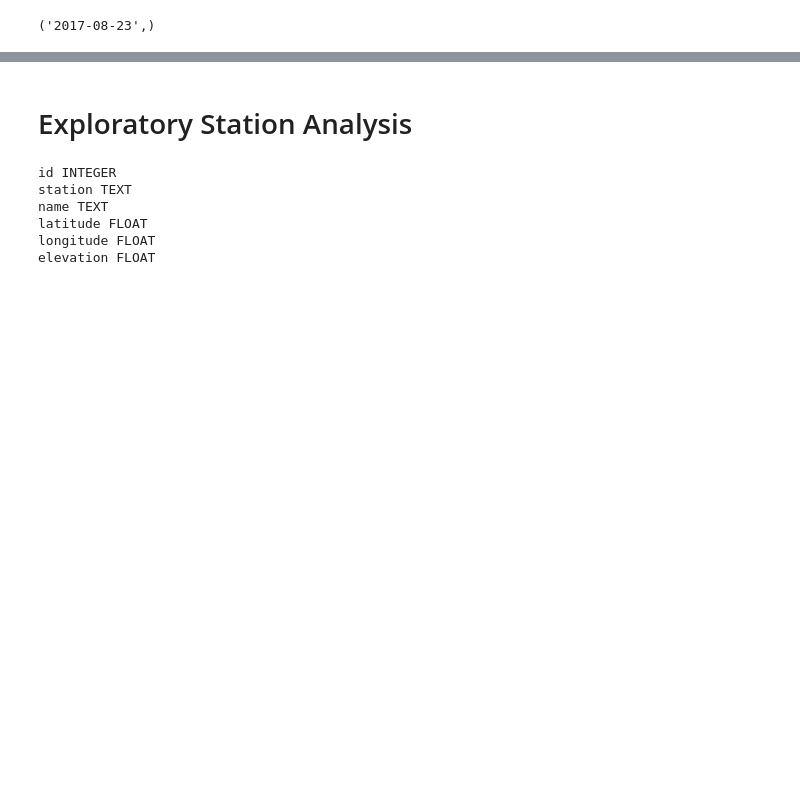
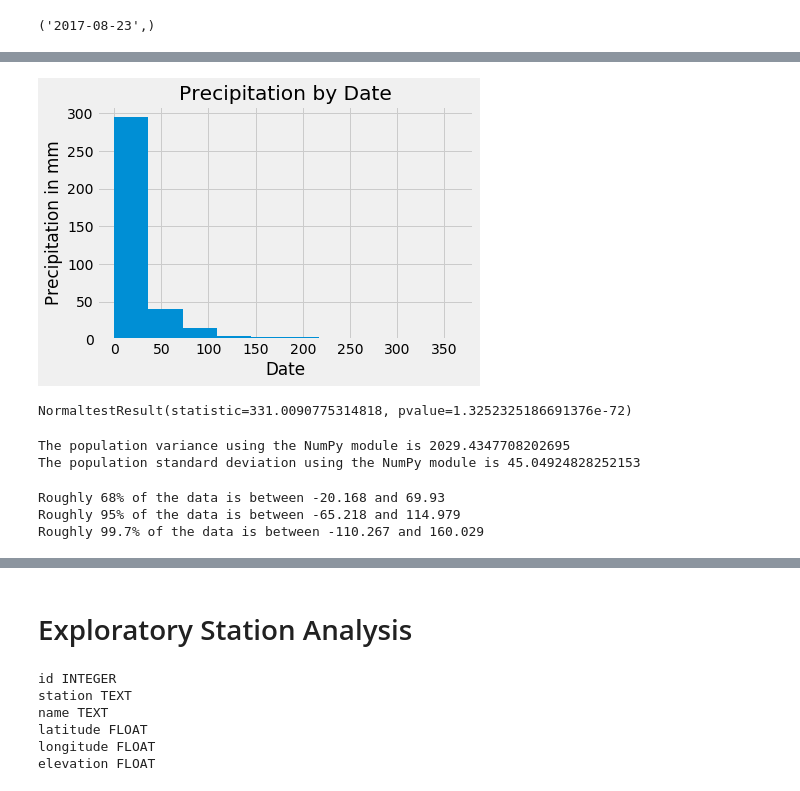
Before and after one commit to SandraBotica/sqlalchemy-challenge, a Jupyter notebook: SurfsUp/climate_starter.ipynb, the cells around one changed output, grey strips where cells are left out. Saved outputs shown, nothing was run; the diff lists cells and outputs as text; code cells hidden in the pictures; blank space fills up the shorter version.

```diff
--- a/SurfsUp/climate_starter.ipynb
+++ b/SurfsUp/climate_starter.ipynb
@@ -121,0 +129,3 @@ prcp_rows
+# %%
+prcp_rows_nonull_df = prcp_rows_df.dropna(how='any')
+prcp_rows_nonull_df
@@ -121,0 +146,3 @@ prcp_rows
+# %%
+prcp_rows_nonull_dategroup_df = prcp_rows_nonull_df.groupby(["Date"])
+prcp_rows_nonull_dategroup_df
@@ -121,0 +226,11 @@ prcp_rows
+# %%
+# Characterize the data set using matplotlib and stats.normaltest
+plt.hist(group_df["Precipitation"])
+plt.title("Precipitation by Date")
+plt.xlabel("Date")
+plt.ylabel("Precipitation in mm")
+plt.show()
+print(st.normaltest(group_df["Precipitation"].sample(366)))
+# %% [output]
+[figure, added]
+NormaltestResult(statistic=331.0090775314818, pvalue=1.3252325186691376e-72)
@@ -121,0 +240,19 @@ prcp_rows
+# %%
+# Demonstrate calculating the variance and standard deviation using the different modules
+var_numpy = np.var(group_df["Precipitation"],ddof = 0)
+print(f"The population variance using the NumPy module is {var_numpy}")
+
+sd_numpy = np.std(group_df["Precipitation"],ddof = 0)
+print(f"The population standard deviation using the NumPy module is {sd_numpy}")
+# %% [output]
+The population variance using the NumPy module is 2029.4347708202695
+The population standard deviation using the NumPy module is 45.04924828252153
+# %%
+# Calculate the 68-95-99.7 rule using the standard deviation
+print(f"Roughly 68% of the data is between {round(mean_numpy-sd_numpy,3)} and {round(mean_numpy+sd_numpy,3)}")
+print(f"Roughly 95% of the data is between {round(mean_numpy-2*sd_numpy,3)} and {round(mean_numpy+2*sd_numpy,3)}")
+print(f"Roughly 99.7% of the data is between {round(mean_numpy-3*sd_numpy,3)} and {round(mean_numpy+3*sd_numpy,3)}")
+# %% [output]
+Roughly 68% of the data is between -20.168 and 69.93
+Roughly 95% of the data is between -65.218 and 114.979
+Roughly 99.7% of the data is between -110.267 and 160.029
```
Also changed, not shown: parts of 21 cells of this notebook, 1 other file.
